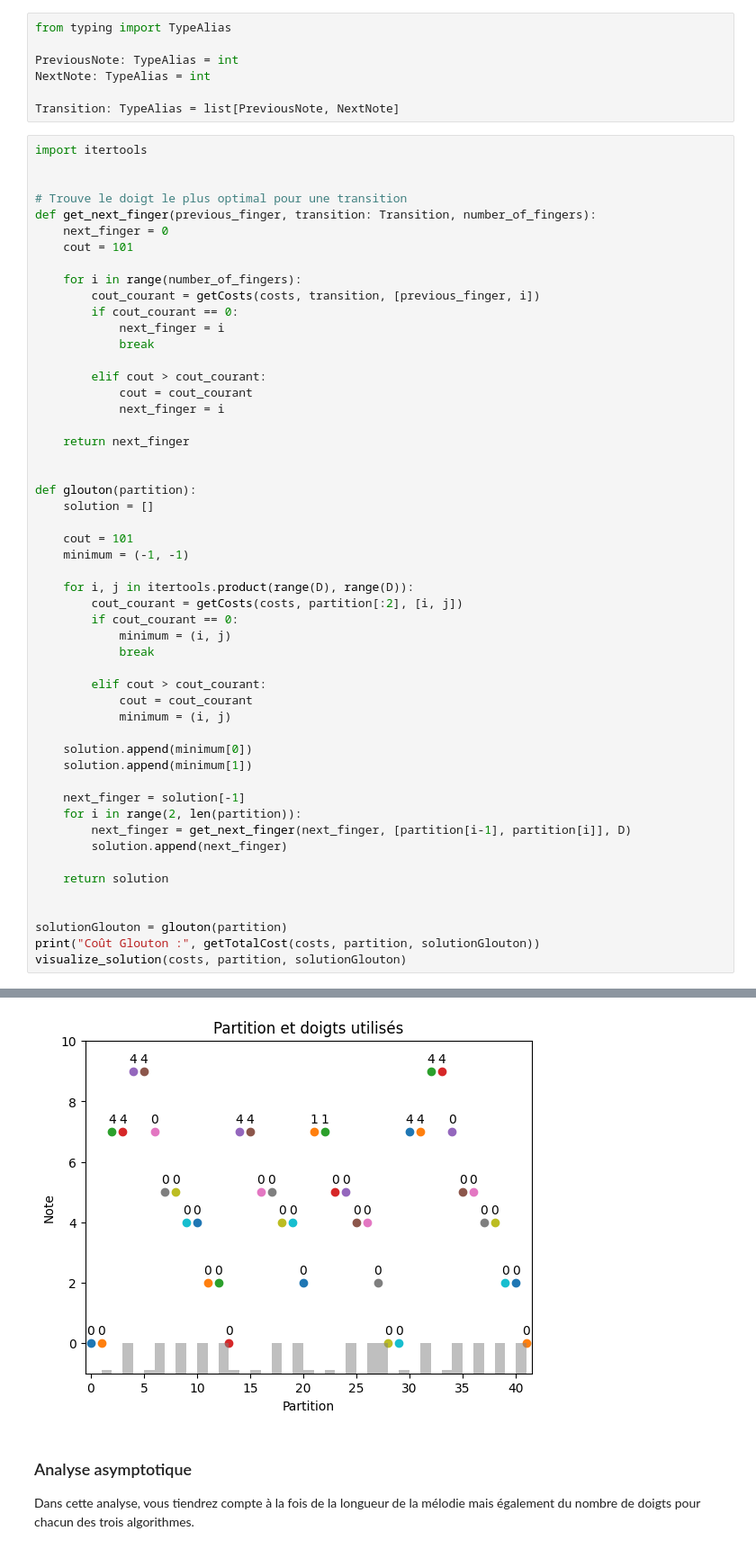
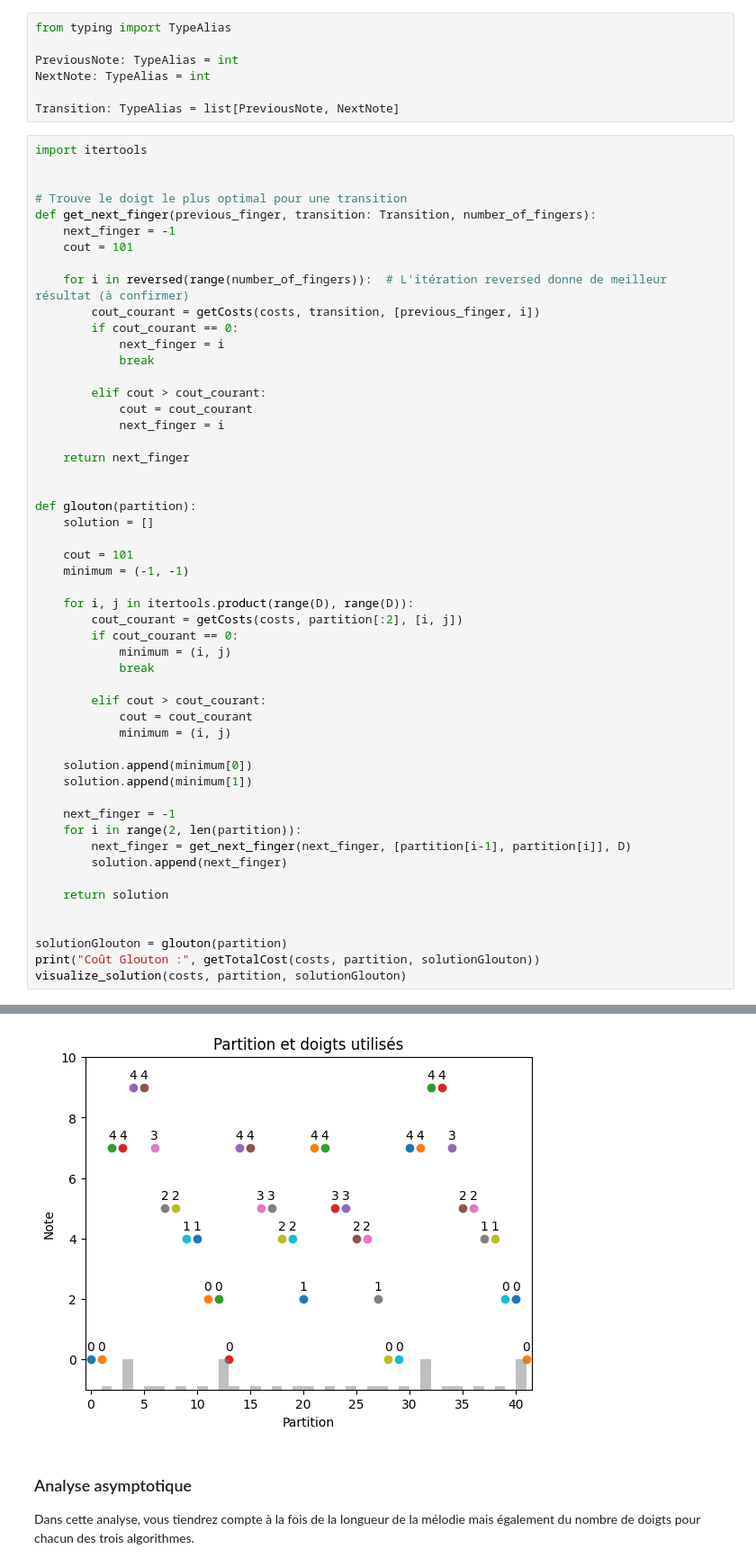
Before and after one commit to UiVieto/INF8775, a Jupyter notebook: TP2-H24/TP2-H24.ipynb, the cells around one changed output, grey strips where cells are left out. Shown: that part at 90% size. Drawn from its saved outputs; the diff is of its cells as text.

```diff
--- a/TP2-H24/TP2-H24.ipynb
+++ b/TP2-H24/TP2-H24.ipynb
@@ -290,10 +290,10 @@ import itertools
 
 # Trouve le doigt le plus optimal pour une transition
 def get_next_finger(previous_finger, transition: Transition, number_of_fingers):
-    next_finger = 0
+    next_finger = -1
     cout = 101
 
-    for i in range(number_of_fingers):
+    for i in reversed(range(number_of_fingers)):  # L'itération reversed donne de meilleur résultat (à confirmer)
         cout_courant = getCosts(costs, transition, [previous_finger, i])
         if cout_courant == 0:
             next_finger = i
@@ -325,7 +325,7 @@ def glouton(partition):
     solution.append(minimum[0])
     solution.append(minimum[1])
 
-    next_finger = solution[-1]
+    next_finger = -1
     for i in range(2, len(partition)):
         next_finger = get_next_finger(next_finger, [partition[i-1], partition[i]], D)
         solution.append(next_finger)
@@ -341,4 +341,4 @@ Coût Glouton : 143
-[figure, old version]
+[figure, new version]
 # %% [markdown]
 ### Analyse asymptotique
 
```
Also changed, not shown: parts of 31 cells of this notebook.
